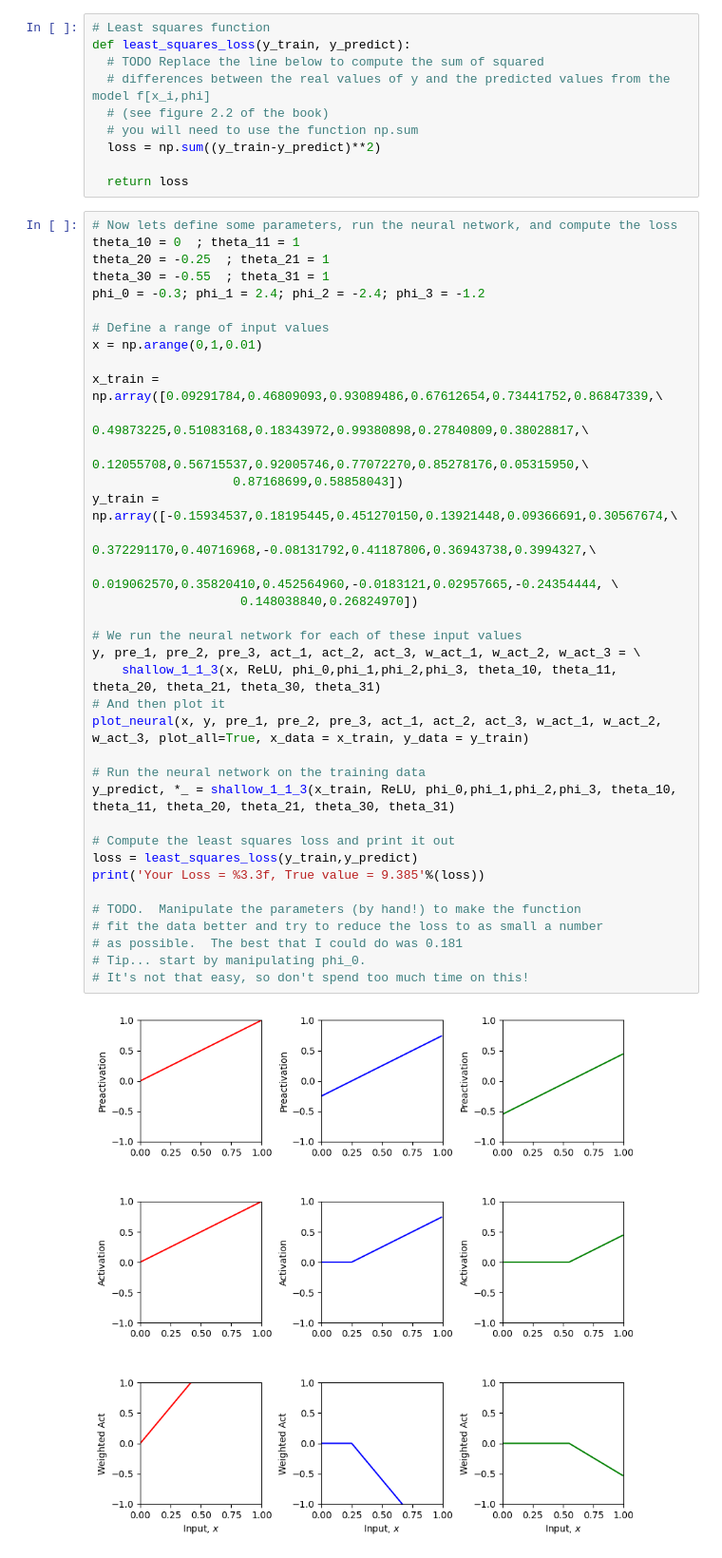
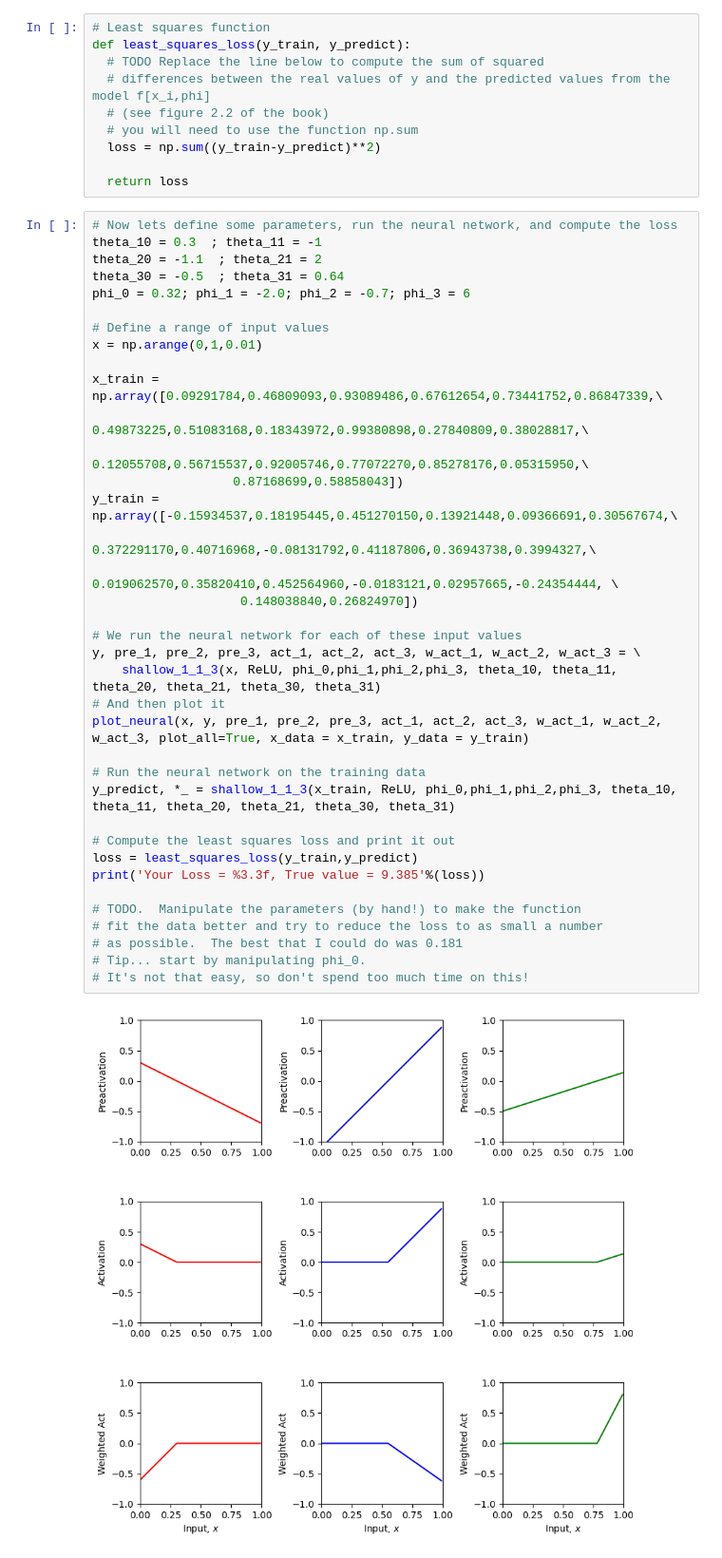
Before and after one commit to carl0sArauj0/Inteligencia-Artificial-2026-1, a Jupyter notebook: notebooks/3_1_Shallow_Networks_I.ipynb, the cells around one changed output. Shown at 95% size. Drawn from its saved outputs; the diff is of its cells as text.

```diff
--- a/notebooks/3_1_Shallow_Networks_I.ipynb
+++ b/notebooks/3_1_Shallow_Networks_I.ipynb
@@ -207,40 +207,40 @@ def least_squares_loss(y_train, y_predict):
   return loss
 # %%
 # Now lets define some parameters, run the neural network, and compute the loss
-theta_10 = 0  ; theta_11 = 1
-theta_20 = -0.25  ; theta_21 = 1
-theta_30 = -0.55  ; theta_31 = 1
-phi_0 = -0.3; phi_1 = 2.4; phi_2 = -2.4; phi_3 = -1.2
+theta_10 = 0.3  ; theta_11 = -1
+theta_20 = -1.1  ; theta_21 = 2
+theta_30 = -0.5  ; theta_31 = 0.64
+phi_0 = 0.32; phi_1 = -2.0; phi_2 = -0.7; phi_3 = 6
 
 # Define a range of input values
 x = np.arange(0,1,0.01)
 
 x_train = np.array([0.09291784,0.46809093,0.93089486,0.67612654,0.73441752,0.86847339,\
                    0.49873225,0.51083168,0.18343972,0.99380898,0.27840809,0.38028817,\
                    0.12055708,0.56715537,0.92005746,0.77072270,0.85278176,0.05315950,\
                    0.87168699,0.58858043])
 y_train = np.array([-0.15934537,0.18195445,0.451270150,0.13921448,0.09366691,0.30567674,\
                     0.372291170,0.40716968,-0.08131792,0.41187806,0.36943738,0.3994327,\
                     0.019062570,0.35820410,0.452564960,-0.0183121,0.02957665,-0.24354444, \
                     0.148038840,0.26824970])
 
 # We run the neural network for each of these input values
 y, pre_1, pre_2, pre_3, act_1, act_2, act_3, w_act_1, w_act_2, w_act_3 = \
     shallow_1_1_3(x, ReLU, phi_0,phi_1,phi_2,phi_3, theta_10, theta_11, theta_20, theta_21, theta_30, theta_31)
 # And then plot it
 plot_neural(x, y, pre_1, pre_2, pre_3, act_1, act_2, act_3, w_act_1, w_act_2, w_act_3, plot_all=True, x_data = x_train, y_data = y_train)
 
 # Run the neural network on the training data
 y_predict, *_ = shallow_1_1_3(x_train, ReLU, phi_0,phi_1,phi_2,phi_3, theta_10, theta_11, theta_20, theta_21, theta_30, theta_31)
 
 # Compute the least squares loss and print it out
 loss = least_squares_loss(y_train,y_predict)
 print('Your Loss = %3.3f, True value = 9.385'%(loss))
 
 # TODO.  Manipulate the parameters (by hand!) to make the function
 # fit the data better and try to reduce the loss to as small a number
 # as possible.  The best that I could do was 0.181
 # Tip... start by manipulating phi_0.
 # It's not that easy, so don't spend too much time on this!
 # %% [output]
-[figure, old version]
+[figure, new version]
```
Also changed, not shown: parts of 2 cells of this notebook.
